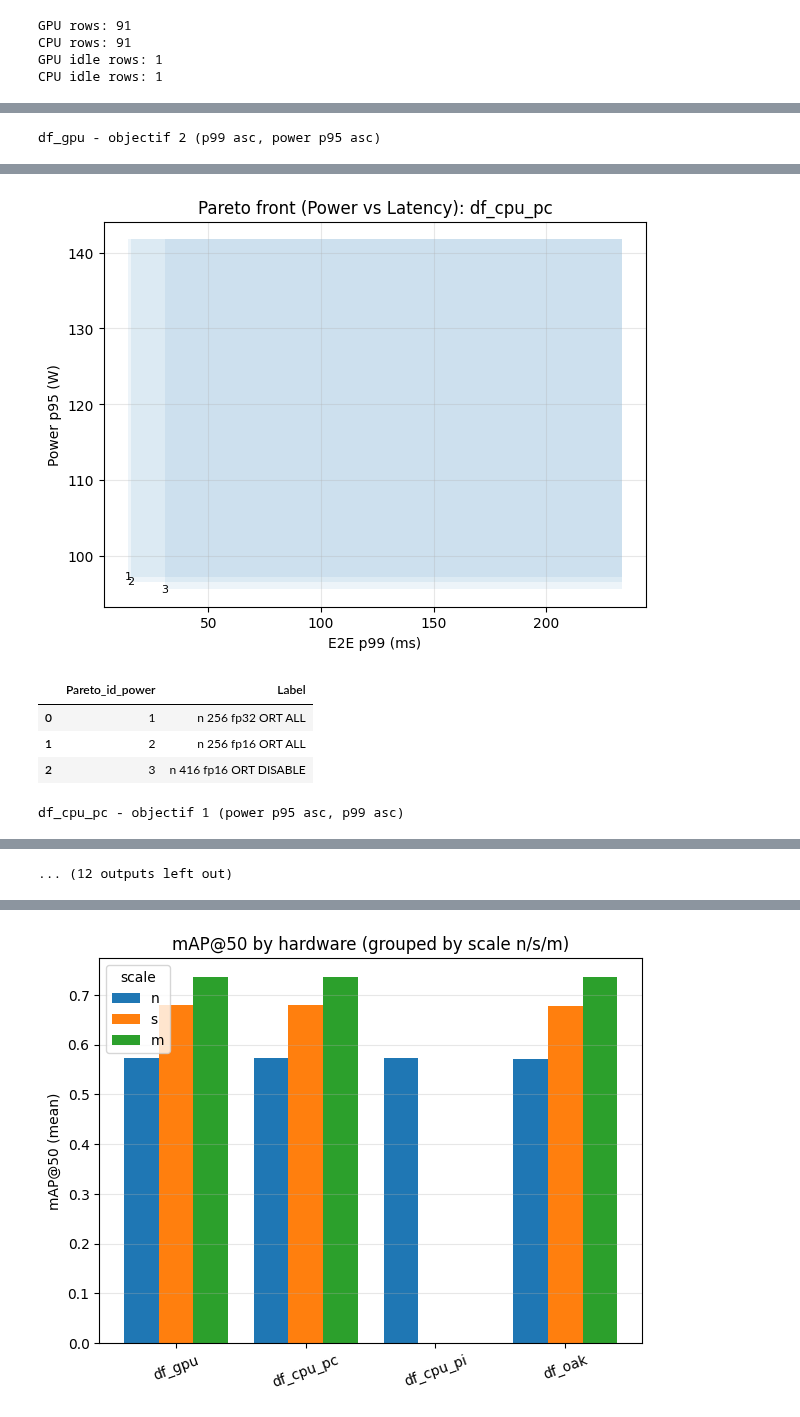
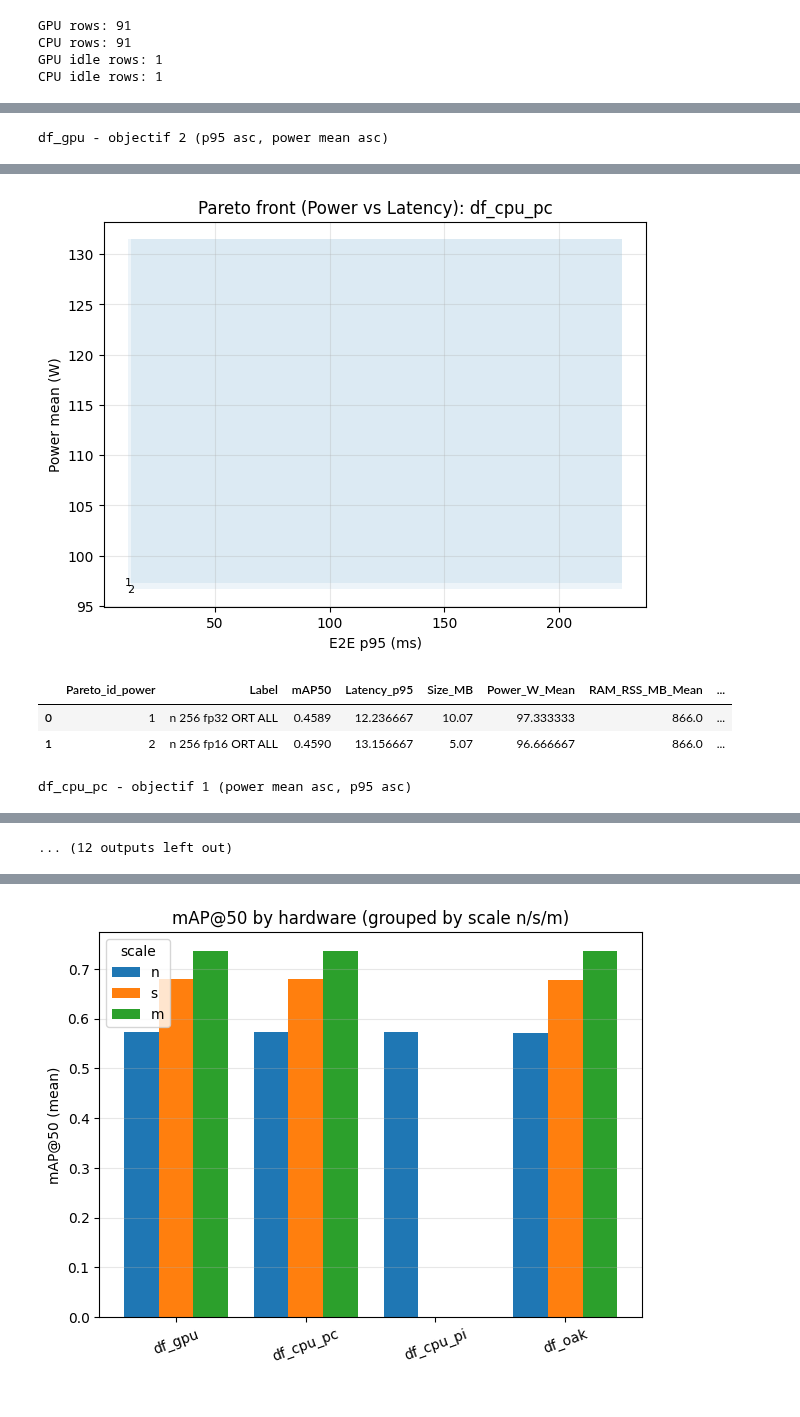
Before and after one commit to NathanAmoussou/3d_edge_object_detection, a Jupyter notebook: notebooks/bench_aggregate_by_hardware.ipynb, the cells around one changed output, grey strips where cells are left out. Saved outputs shown, nothing was run; the diff lists cells and outputs as text; code cells hidden in the pictures.

```diff
--- a/notebooks/bench_aggregate_by_hardware.ipynb
+++ b/notebooks/bench_aggregate_by_hardware.ipynb
@@ -317,7 +329,7 @@ def build_top_tables(df_in: pd.DataFrame, name: str) -> None:
             continue
         work[col] = pd.to_numeric(work[col], errors="coerce")
 
-    power_col = "Power_W_P95" if "Power_W_P95" in work.columns else None
+    power_col = "Power_W_Mean" if "Power_W_Mean" in work.columns else None
 
     delta_cols = []
     if power_col:
@@ -344,7 +356,7 @@ def build_top_tables(df_in: pd.DataFrame, name: str) -> None:
                     work[idle_col] = work[idle_col].fillna(base_all[c])
                 work[f"{c}_delta"] = work[c] - work[idle_col]
 
-    use_cols = ["Hardware", "Model_Name", "Latency_p99", "mAP50", "Size_MB"]
+    use_cols = ["Hardware", "Model_Name", "Latency_p95", "mAP50", "Size_MB"]
     if "Pareto_id" in work.columns:
         use_cols.append("Pareto_id")
     if power_col:
@@ -361,12 +373,12 @@ def build_top_tables(df_in: pd.DataFrame, name: str) -> None:
         print(f"{name}: no run rows")
         return
 
-    obj1 = run.sort_values(["mAP50", "Latency_p99"], ascending=[False, True]).head(3)
-    obj2 = run.sort_values(["Latency_p99", "mAP50"], ascending=[True, False]).head(3)
+    obj1 = run.sort_values(["mAP50", "Latency_p95"], ascending=[False, True]).head(3)
+    obj2 = run.sort_values(["Latency_p95", "mAP50"], ascending=[True, False]).head(3)
 
-    print(f"{name} - objectif 1 (mAP50 desc, p99 asc)")
+    print(f"{name} - objectif 1 (mAP50 desc, p95 asc)")
     display(obj1[use_cols])
-    print(f"{name} - objectif 2 (p99 asc, mAP50 desc)")
+    print(f"{name} - objectif 2 (p95 asc, mAP50 desc)")
     display(obj2[use_cols])
 
 
@@ -376,7 +388,7 @@ dfs_for_tables = {
     if name.startswith("df_")
     and isinstance(val, pd.DataFrame)
     and not val.empty
-    and {"Phase", "Latency_p99", "mAP50"}.issubset(val.columns)
+    and {"Phase", "Latency_p95", "mAP50"}.issubset(val.columns)
 }
 
 for name, df in dfs_for_tables.items():
@@ -415,6 +427,6 @@ df_cpu_pi - objectif 2 (p99 asc, mAP50 desc)
 ... (4 outputs left out)
 # %%
-# Pareto: Latency p99 (min) vs Power p95 (min)
+# Pareto: Latency p95 (min) vs Power mean (min)
 import numpy as np
 import matplotlib.pyplot as plt
 
@@ -445,11 +457,11 @@ all_dfs_power = {
     if name.startswith("df_")
     and isinstance(val, pd.DataFrame)
     and not val.empty
-    and {"Phase", "Latency_p99", "Power_W_P95"}.issubset(val.columns)
+    and {"Phase", "Latency_p95", "Power_W_Mean"}.issubset(val.columns)
 }
 
 pareto_power_dfs = {
-    name: pareto_min_min(val, "Latency_p99", "Power_W_P95")
+    name: pareto_min_min(val, "Latency_p95", "Power_W_Mean")
     for name, val in all_dfs_power.items()
 }
 
@@ -464,17 +476,17 @@ for name, pdf in pareto_power_dfs.items():
 
     # Reference point for hypervolume shading (worse corner)
     work = all_dfs_power[name]
-    work = work[(work["Phase"] == "run") & work["Latency_p99"].notna() & work["Power_W_P95"].notna()]
-    ref_x = work["Latency_p99"].max() * 1.05
-    ref_y = work["Power_W_P95"].max() * 1.05
+    work = work[(work["Phase"] == "run") & work["Latency_p95"].notna() & work["Power_W_Mean"].notna()]
+    ref_x = work["Latency_p95"].max() * 1.05
+    ref_y = work["Power_W_Mean"].max() * 1.05
 
     fig, ax = plt.subplots(figsize=(7, 5))
 
     # Hypervolume (dominated region) shading
     for _, row in pdf.iterrows():
         ax.fill_between(
-            [row["Latency_p99"], ref_x],
-            row["Power_W_P95"],
+            [row["Latency_p95"], ref_x],
+            row["Power_W_Mean"],
             ref_y,
             color="tab:blue",
             alpha=0.08,
@@ -484,37 +496,48 @@ for name, pdf in pareto_power_dfs.items():
     # Points + numeric labels
     for _, row in pdf.iterrows():
         ax.text(
-            row["Latency_p99"],
-            row["Power_W_P95"],
+            row["Latency_p95"],
+            row["Power_W_Mean"],
             str(int(row["Pareto_id_power"])),
             fontsize=8,
             ha="center",
             va="center",
         )
 
-    ax.set_xlabel("E2E p99 (ms)")
-    ax.set_ylabel("Power p95 (W)")
+    ax.set_xlabel("E2E p95 (ms)")
+    ax.set_ylabel("Power mean (W)")
     ax.set_title(f"Pareto front (Power vs Latency): {name}")
     ax.grid(True, alpha=0.3)
     plt.show()
 
     # Mapping table
-    display(pdf[["Pareto_id_power", "Label"]])
+    pareto_cols = [
+        "Pareto_id_power",
+        "Label",
+        "mAP50",
+        "Latency_p95",
+        "Size_MB",
+        "Power_W_Mean",
+        "RAM_RSS_MB_Mean",
+        "RAM_Sys_Used_MB_Mean",
+        "VRAM_Used_MB_Mean",
+    ]
+    display(pdf[[c for c in pareto_cols if c in pdf.columns]])
 
     # Objective tables
     run = work.copy()
-    pareto_map = pdf[["Hardware", "Model_Name", "Latency_p99", "Power_W_P95", "Pareto_id_power"]]
+    pareto_map = pdf[["Hardware", "Model_Name", "Latency_p95", "Power_W_Mean", "Pareto_id_power"]]
     run = run.merge(
         pareto_map,
-        on=["Hardware", "Model_Name", "Latency_p99", "Power_W_P95"],
+        on=["Hardware", "Model_Name", "Latency_p95", "Power_W_Mean"],
         how="left",
     )
 
     cols = [
         "Hardware",
         "Model_Name",
-        "Latency_p99",
-        "Power_W_P95",
+        "Latency_p95",
+        "Power_W_Mean",
         "mAP50",
         "Size_MB",
         "Pareto_id_power",
@@ -523,11 +546,11 @@ for name, pdf in pareto_power_dfs.items():
         "VRAM_Used_MB_Mean",
     ]
 
-    obj1 = run.sort_values(["Power_W_P95", "Latency_p99"], ascending=[True, True]).head(3)
-    obj2 = run.sort_values(["Latency_p99", "Power_W_P95"], ascending=[True, True]).head(3)
+    obj1 = run.sort_values(["Power_W_Mean", "Latency_p95"], ascending=[True, True]).head(3)
+    obj2 = run.sort_values(["Latency_p95", "Power_W_Mean"], ascending=[True, True]).head(3)
 
-    print(f"{name} - objectif 1 (power p95 asc, p99 asc)")
+    print(f"{name} - objectif 1 (power mean asc, p95 asc)")
     display(obj1[cols])
-    print(f"{name} - objectif 2 (p99 asc, power p95 asc)")
+    print(f"{name} - objectif 2 (p95 asc, power mean asc)")
     display(obj2[cols])
 # %% [output]
@@ -544 +568 @@ df_gpu - objectif 1 (power p95 asc, p99 asc)
-df_gpu - objectif 2 (p99 asc, power p95 asc)
+df_gpu - objectif 2 (p95 asc, power mean asc)
@@ -549,6 +573,5 @@ df_gpu - objectif 2 (p99 asc, power p95 asc)
-[figure, old version]
+[figure, new version]
-|  | Pareto_id_power | Label |
-| 0 | 1 | n 256 fp32 ORT ALL |
-| 1 | 2 | n 256 fp16 ORT ALL |
-| 2 | 3 | n 416 fp16 ORT DISABLE |
+|  | Pareto_id_power | Label | mAP50 | Latency_p95 | Size_MB | Power_W_Mean | RAM_RSS_MB_Mean | ... |
+| 0 | 1 | n 256 fp32 ORT ALL | 0.4589 | 12.236667 | 10.07 | 97.333333 | 866.0 | ... |
+| 1 | 2 | n 256 fp16 ORT ALL | 0.4590 | 13.156667 | 5.07 | 96.666667 | 866.0 | ... |
-df_cpu_pc - objectif 1 (power p95 asc, p99 asc)
+df_cpu_pc - objectif 1 (power mean asc, p95 asc)
```
Also changed, not shown: parts of 4 cells of this notebook, 1 other file.
